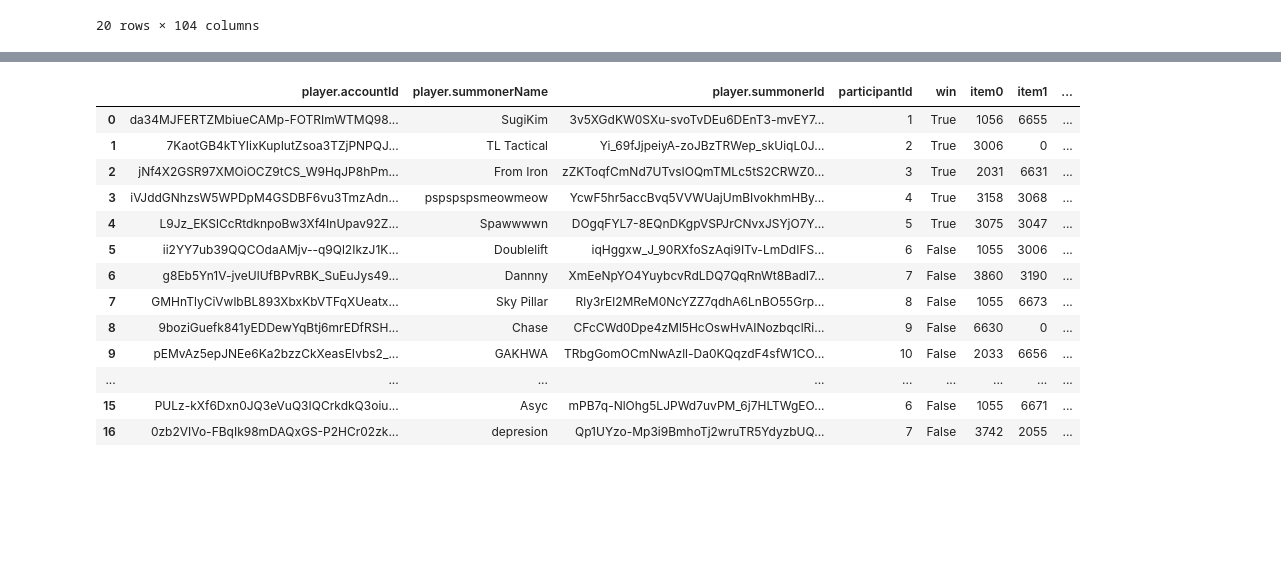
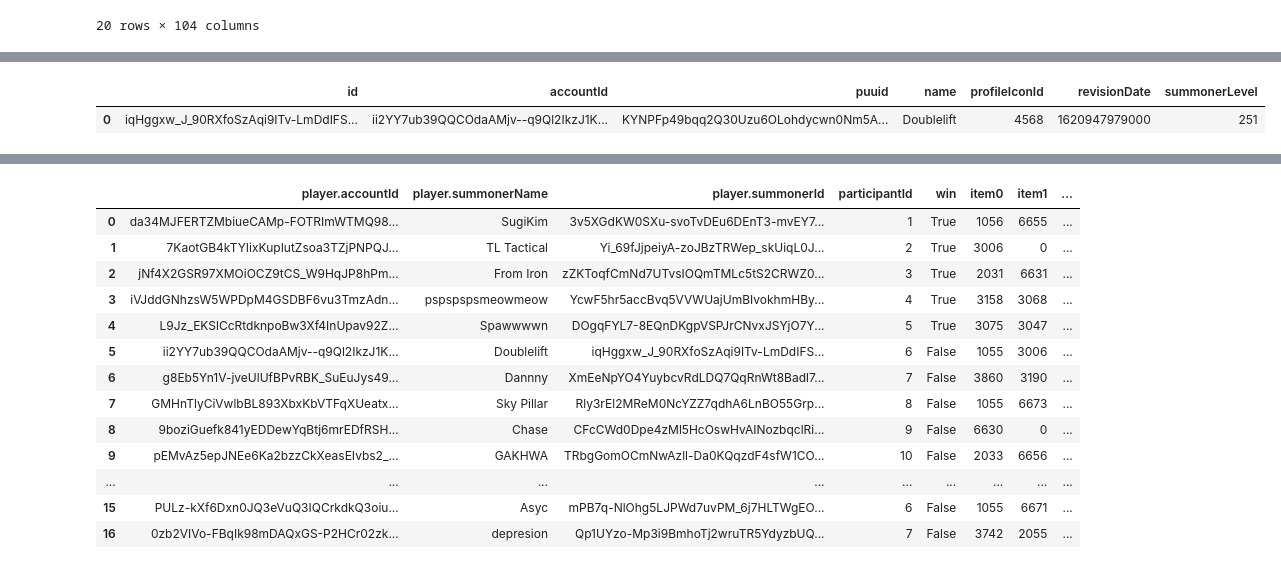
Before and after one commit to matthewyoon/Data-Science-Project-my, a Jupyter notebook: jupyter/Riot Watcher.ipynb, the cells around one changed output, grey strips where cells are left out. Drawn from its saved outputs; the diff is of its cells as text; code cells hidden in the pictures; blank space fills up the shorter version.

```diff
--- a/jupyter/Riot Watcher.ipynb
+++ b/jupyter/Riot Watcher.ipynb
@@ -171,0 +152,11 @@ test1
+# %%
+def get_summonerPuuid(region, summoner_df):
+
+        puuid = lol_watcher.summoner.by_puuid(region, summoner_df['puuid'][0] )
+        puuid_df = pd.DataFrame([puuid])
+        return puuid_df
+doublelift_puuid = get_summonerPuuid(my_region, summoner_df)
+doublelift_puuid
+# %% [output]
+|  | id | accountId | puuid | name | profileIconId | revisionDate | summonerLevel |
+| 0 | iqHggxw_J_90RXfoSzAqi9ITv-LmDdIFS... | ii2YY7ub39QQCOdaAMjv--q9Ql2IkzJ1K... | KYNPFp49bqq2Q30Uzu6OLohdycwn0Nm5A... | Doublelift | 4568 | 1620947979000 | 251 |
```
Also changed, not shown: parts of 9 cells of this notebook, 1 other file.
